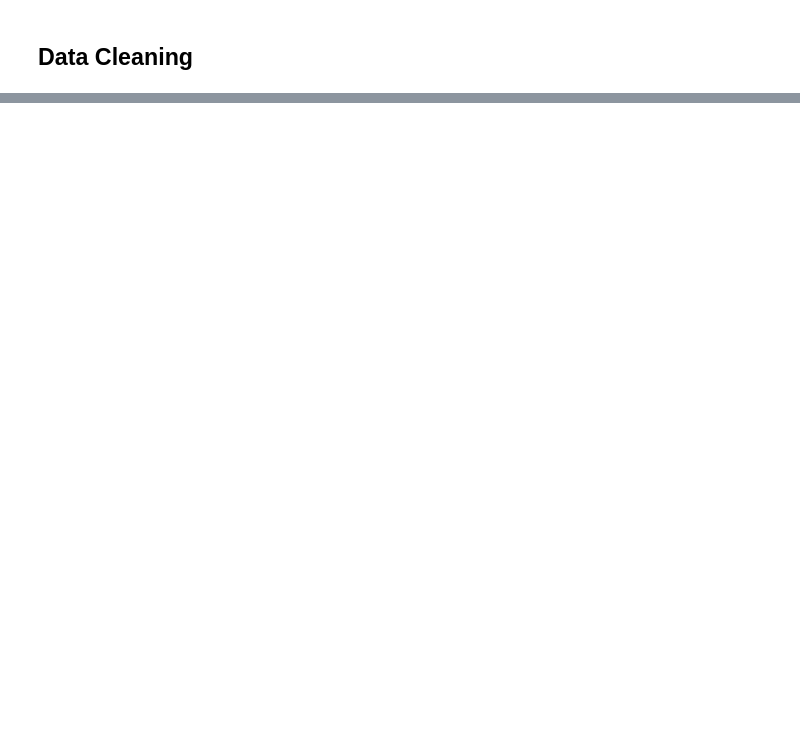
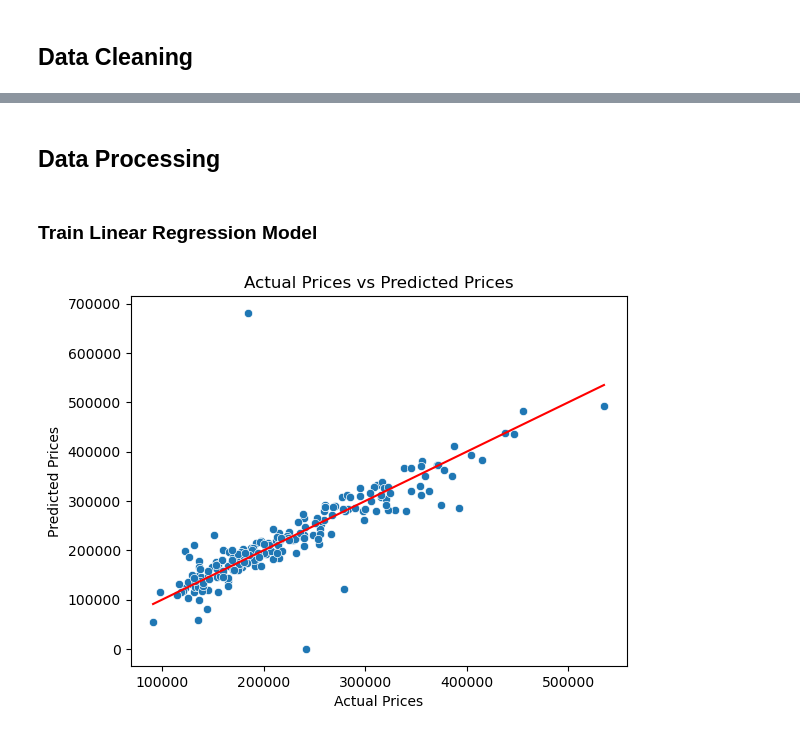
Before and after one commit to brooksburkhead/housing-price-prediction, a Jupyter notebook: housing.ipynb, the cells around one changed output, grey strips where cells are left out. Saved outputs shown, nothing was run; the diff lists cells and outputs as text; code cells hidden in the pictures; blank space fills up the shorter version.

Commit message:
Finished housing.ipynb

```diff
--- a/housing.ipynb
+++ b/housing.ipynb
@@ -41,0 +103,4 @@ clean_housing_data = raw_housing_data.copy()
+# %%
+unique_counts = clean_housing_data.nunique()
+columns_with_one_unique_value = unique_counts[unique_counts == 1].index.tolist()
+clean_housing_data.drop(columns=columns_with_one_unique_value, inplace=True)
@@ -41,0 +129,3 @@ clean_housing_data = raw_housing_data.copy()
+# %%
+clean_housing_data = pd.get_dummies(clean_housing_data, drop_first=True)
+clean_housing_data.head()
@@ -41,0 +140,21 @@ clean_housing_data = raw_housing_data.copy()
+# %% [markdown]
+## Data Processing
+# %%
+X = clean_housing_data.drop(columns='SalePrice')
+y = clean_housing_data['SalePrice']
+# %% [markdown]
+### Train Linear Regression Model
+# %%
+X_train, X_test, y_train, y_test = train_test_split(X, y, test_size=0.2, random_state=42)
+model = LinearRegression()
+model.fit(X_train, y_train)
+y_pred = model.predict(X_test)
+# %%
+sns.scatterplot(x=y_test, y=y_pred)
+sns.lineplot(x=y_test, y=y_test, color='red')
+plt.xlabel('Actual Prices')
+plt.ylabel('Predicted Prices')
+plt.title('Actual Prices vs Predicted Prices')
+plt.show()
+# %% [output]
+[figure, added]
```
Also changed, not shown: parts of 40 cells of this notebook.
